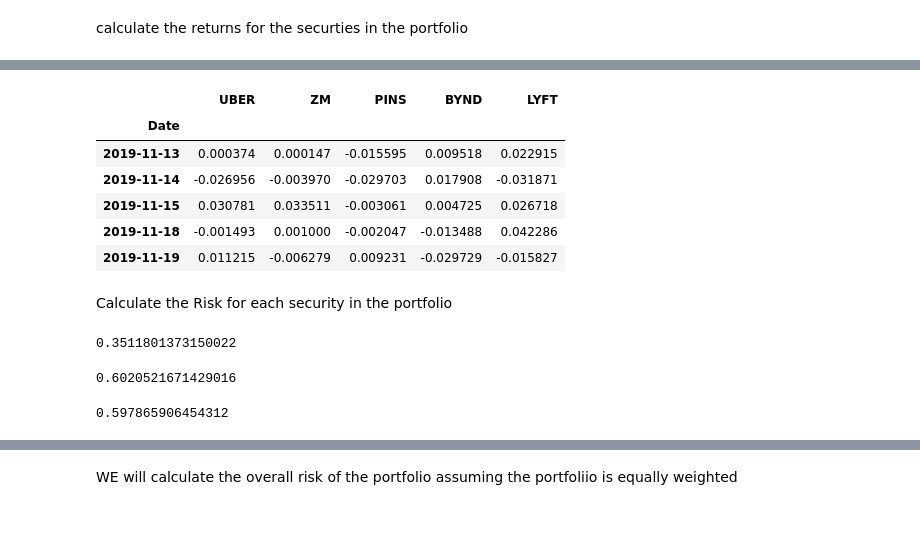
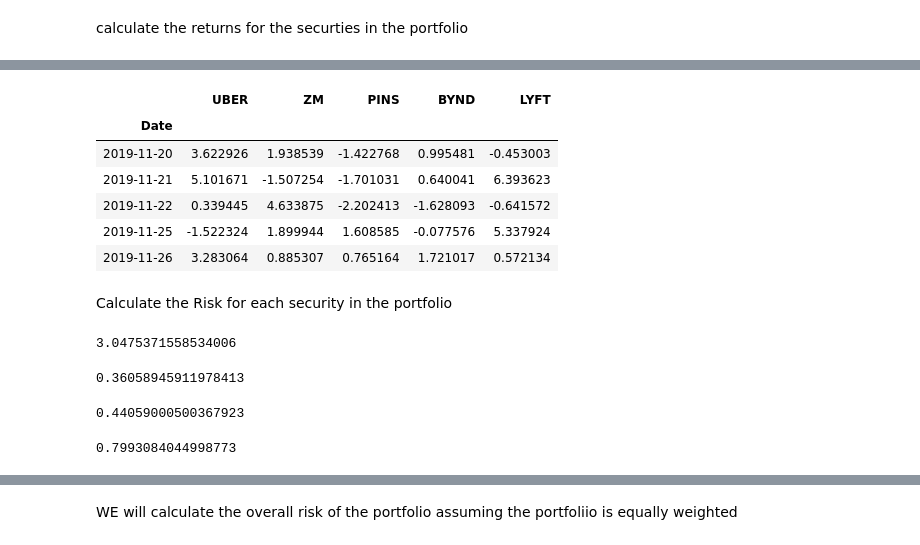
Before and after one commit to Berkat0789/Data_Analysis, a Jupyter notebook: Calculating Volatility amongst 5 2019 IPOs .ipynb, the cells around one changed output, grey strips where cells are left out. Saved outputs shown, nothing was run; the diff lists cells and outputs as text; code cells hidden in the pictures.

```diff
--- a/Calculating Volatility amongst 5 2019 IPOs .ipynb
+++ b/Calculating Volatility amongst 5 2019 IPOs .ipynb
@@ -51,28 +89,33 @@ memory usage: 6.3 KB
 # %%
-simple_returns.tail()
+simple_returns.tail() * 100
 # %% [output]
 |  | UBER | ZM | PINS | BYND | LYFT |
 | Date |  |  |  |  |  |
-| 2019-11-13 | 0.000374 | 0.000147 | -0.015595 | 0.009518 | 0.022915 |
-| 2019-11-14 | -0.026956 | -0.003970 | -0.029703 | 0.017908 | -0.031871 |
-| 2019-11-15 | 0.030781 | 0.033511 | -0.003061 | 0.004725 | 0.026718 |
-| 2019-11-18 | -0.001493 | 0.001000 | -0.002047 | -0.013488 | 0.042286 |
-| 2019-11-19 | 0.011215 | -0.006279 | 0.009231 | -0.029729 | -0.015827 |
+| 2019-11-20 | 3.622926 | 1.938539 | -1.422768 | 0.995481 | -0.453003 |
+| 2019-11-21 | 5.101671 | -1.507254 | -1.701031 | 0.640041 | 6.393623 |
+| 2019-11-22 | 0.339445 | 4.633875 | -2.202413 | -1.628093 | -0.641572 |
+| 2019-11-25 | -1.522324 | 1.899944 | 1.608585 | -0.077576 | 5.337924 |
+| 2019-11-26 | 3.283064 | 0.885307 | 0.765164 | 1.721017 | 0.572134 |
 # %% [markdown]
 Calculate the Risk for each security in the portfolio
 # %%
-uber_risk = simple_returns["UBER"].std() * 250 ** 0.5
-uber_risk
+uber_risk = simple_returns["UBER"].var()
+uber_risk ** 0.5  * 100
 # %% [output]
-0.3511801373150022
+3.0475371558534006
+# %%
+var_uber = simple_returns["UBER"].var() * 140
+var_uber ** 0.5
+# %% [output]
+0.36058945911978413
 # %%
-zoom_risk = simple_returns["ZM"].std() * 250 ** 0.5
-zoom_risk
+pinterest_Risk = simple_returns["PINS"].std() * 140 ** 0.5
+pinterest_Risk
 # %% [output]
-0.6020521671429016
+0.44059000500367923
 # %%
-pinterest_Risk = simple_returns["PINS"].std() * 250 ** 0.5
-pinterest_Risk
+beyond_risk = simple_returns["BYND"].std() * 140 ** 0.5
+beyond_risk
 # %% [output]
-0.597865906454312
+0.7993084044998773
 # %%
```
Also changed, not shown: parts of 18 cells of this notebook, 4 other files.
